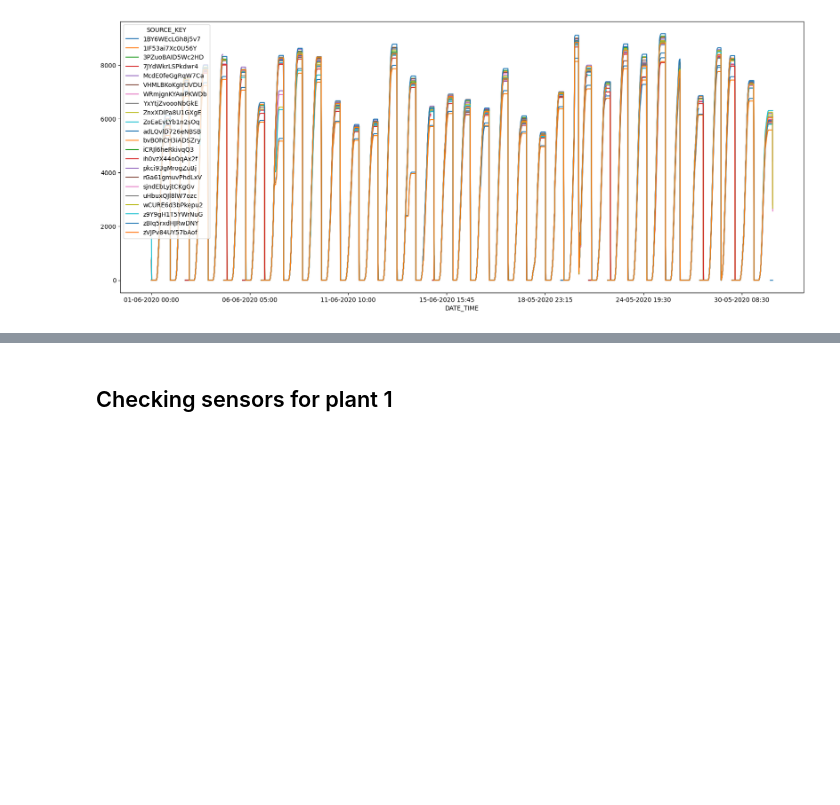
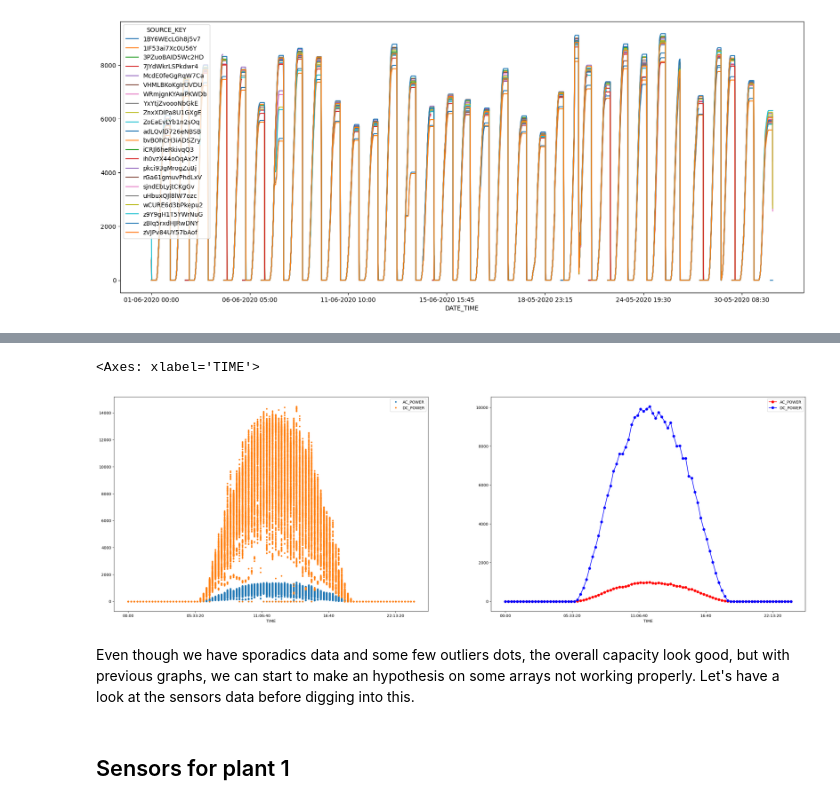
Before and after one commit to antoninchafiol/SolarPW, a Jupyter notebook: EDA.ipynb, the cells around one changed output, grey strips where cells are left out. Saved outputs shown, nothing was run; the diff lists cells and outputs as text; code cells hidden in the pictures; blank space fills up the shorter version.

```diff
--- a/EDA.ipynb
+++ b/EDA.ipynb
@@ -119,2 +106,18 @@ Now that we have a better vision on a macro size, time to dig onto 24 hours basi
+# %%
+p1_g_24 = plant_1_generation
+p1_g_24['DATE_TIME'] = pd.to_datetime(p1_g_time['DATE_TIME'], format='%Y-%m-%d %H:%M:%S')
+p1_g_24['TIME'] = p1_g_time['DATE_TIME'].dt.time
+
+p1_g_24_meanLine = p1_g_24.groupby("TIME")[['AC_POWER', 'DC_POWER']].mean().reset_index()
+
+fig, axes = plt.subplots(nrows=1, ncols=2)
+p1_g_24.plot(x='TIME', y=['AC_POWER','DC_POWER'], style='.', ax=axes[0], figsize=(32,10))
+p1_g_24_meanLine.plot(x='TIME', y=['AC_POWER', 'DC_POWER'], marker='o', ax=axes[1], color=['red', 'blue'])
+# %% [output]
+<Axes: xlabel='TIME'>
+[figure, added]
+# %% [markdown]
+Even though we have sporadics data and some few outliers dots, the overall capacity look good, but with previous graphs, we can start to make an hypothesis on some arrays not working properly.
+Let's have a look at the sensors data before digging into this.
 # %% [markdown]
-## Checking sensors for plant 1
+## Sensors for plant 1
```
Also changed, not shown: parts of 7 cells of this notebook.
